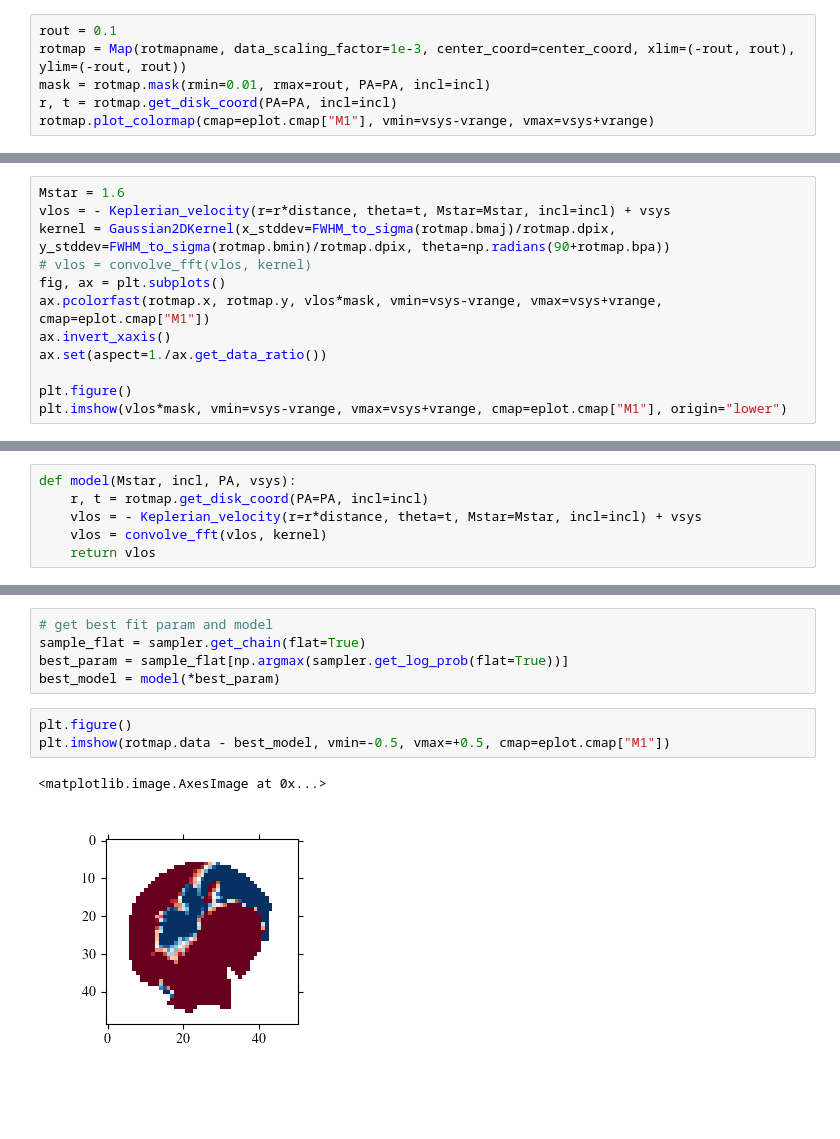
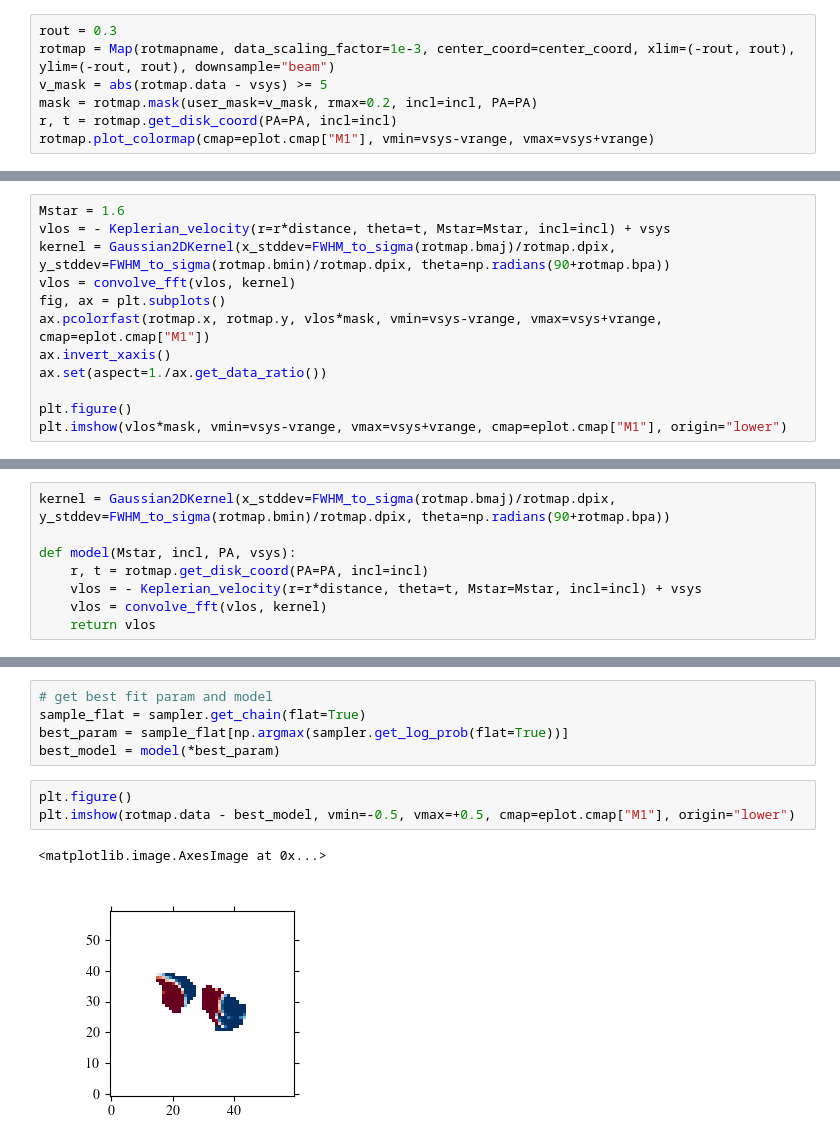
Before and after one commit to yyamato-as/edisk-L1489IRS, a Jupyter notebook: fit_rotationmap.ipynb, the cells around one changed output, grey strips where cells are left out. Cells and saved outputs as stored; diff of their text form; blank space fills up the shorter version.

```diff
--- a/fit_rotationmap.ipynb
+++ b/fit_rotationmap.ipynb
@@ -29,9 +29,10 @@ rotmapname = au.VADPpath + au.get_image_basename(source, config, line, robust=ro
 The autoreload extension is already loaded. To reload it, use:
   %reload_ext autoreload
 # %%
-rout = 0.1
-rotmap = Map(rotmapname, data_scaling_factor=1e-3, center_coord=center_coord, xlim=(-rout, rout), ylim=(-rout, rout))
-mask = rotmap.mask(rmin=0.01, rmax=rout, PA=PA, incl=incl)
+rout = 0.3
+rotmap = Map(rotmapname, data_scaling_factor=1e-3, center_coord=center_coord, xlim=(-rout, rout), ylim=(-rout, rout), downsample="beam")
+v_mask = abs(rotmap.data - vsys) >= 5
+mask = rotmap.mask(user_mask=v_mask, rmax=0.2, incl=incl, PA=PA)
 r, t = rotmap.get_disk_coord(PA=PA, incl=incl)
 rotmap.plot_colormap(cmap=eplot.cmap["M1"], vmin=vsys-vrange, vmax=vsys+vrange)
 # %% [output]
@@ -46,7 +47,7 @@ plt.imshow(t, origin="lower")
 Mstar = 1.6
 vlos = - Keplerian_velocity(r=r*distance, theta=t, Mstar=Mstar, incl=incl) + vsys
 kernel = Gaussian2DKernel(x_stddev=FWHM_to_sigma(rotmap.bmaj)/rotmap.dpix, y_stddev=FWHM_to_sigma(rotmap.bmin)/rotmap.dpix, theta=np.radians(90+rotmap.bpa))
-# vlos = convolve_fft(vlos, kernel)
+vlos = convolve_fft(vlos, kernel)
 fig, ax = plt.subplots()
 ax.pcolorfast(rotmap.x, rotmap.y, vlos*mask, vmin=vsys-vrange, vmax=vsys+vrange, cmap=eplot.cmap["M1"])
 ax.invert_xaxis()
@@ -72,6 +73,8 @@ plt.plot(v, vcube[:, 10, 11])
 [<matplotlib.lines.Line2D at 0x...>]
 [figure]
 # %%
+kernel = Gaussian2DKernel(x_stddev=FWHM_to_sigma(rotmap.bmaj)/rotmap.dpix, y_stddev=FWHM_to_sigma(rotmap.bmin)/rotmap.dpix, theta=np.radians(90+rotmap.bpa))
+
 def model(Mstar, incl, PA, vsys):
     r, t = rotmap.get_disk_coord(PA=PA, incl=incl)
     vlos = - Keplerian_velocity(r=r*distance, theta=t, Mstar=Mstar, incl=incl) + vsys
@@ -118,10 +122,10 @@ best_param = sample_flat[np.argmax(sampler.get_log_prob(flat=True))]
 best_model = model(*best_param)
 # %%
 plt.figure()
-plt.imshow(rotmap.data - best_model, vmin=-0.5, vmax=+0.5, cmap=eplot.cmap["M1"])
+plt.imshow(rotmap.data - best_model, vmin=-0.5, vmax=+0.5, cmap=eplot.cmap["M1"], origin="lower")
 # %% [output]
 <matplotlib.image.AxesImage at 0x...>
-[figure, old version]
+[figure, new version]
 # %%
 from mcmc_tools import plot_corner
 
```
Also changed, not shown: parts of 5 cells of this notebook, 18 other files.
